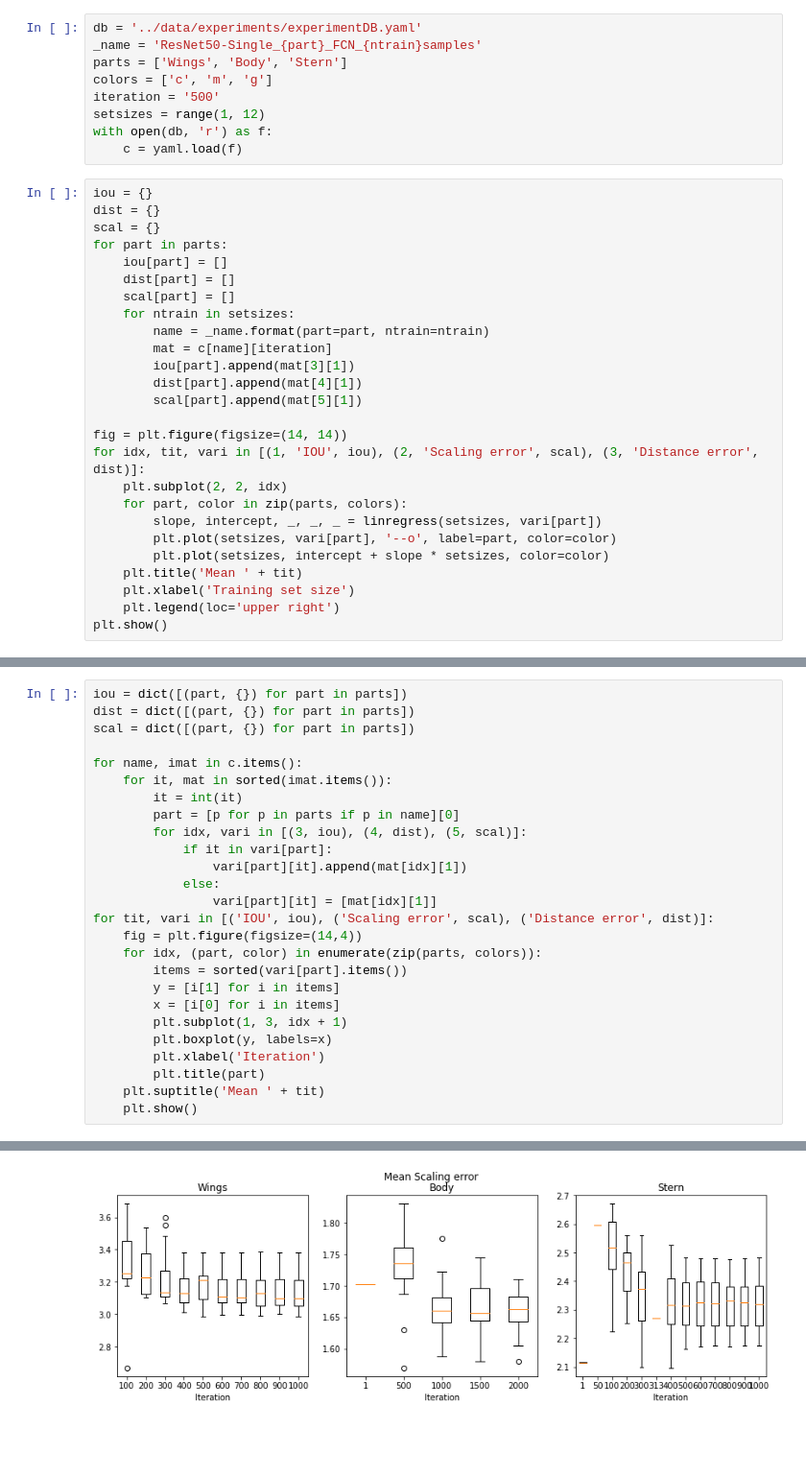
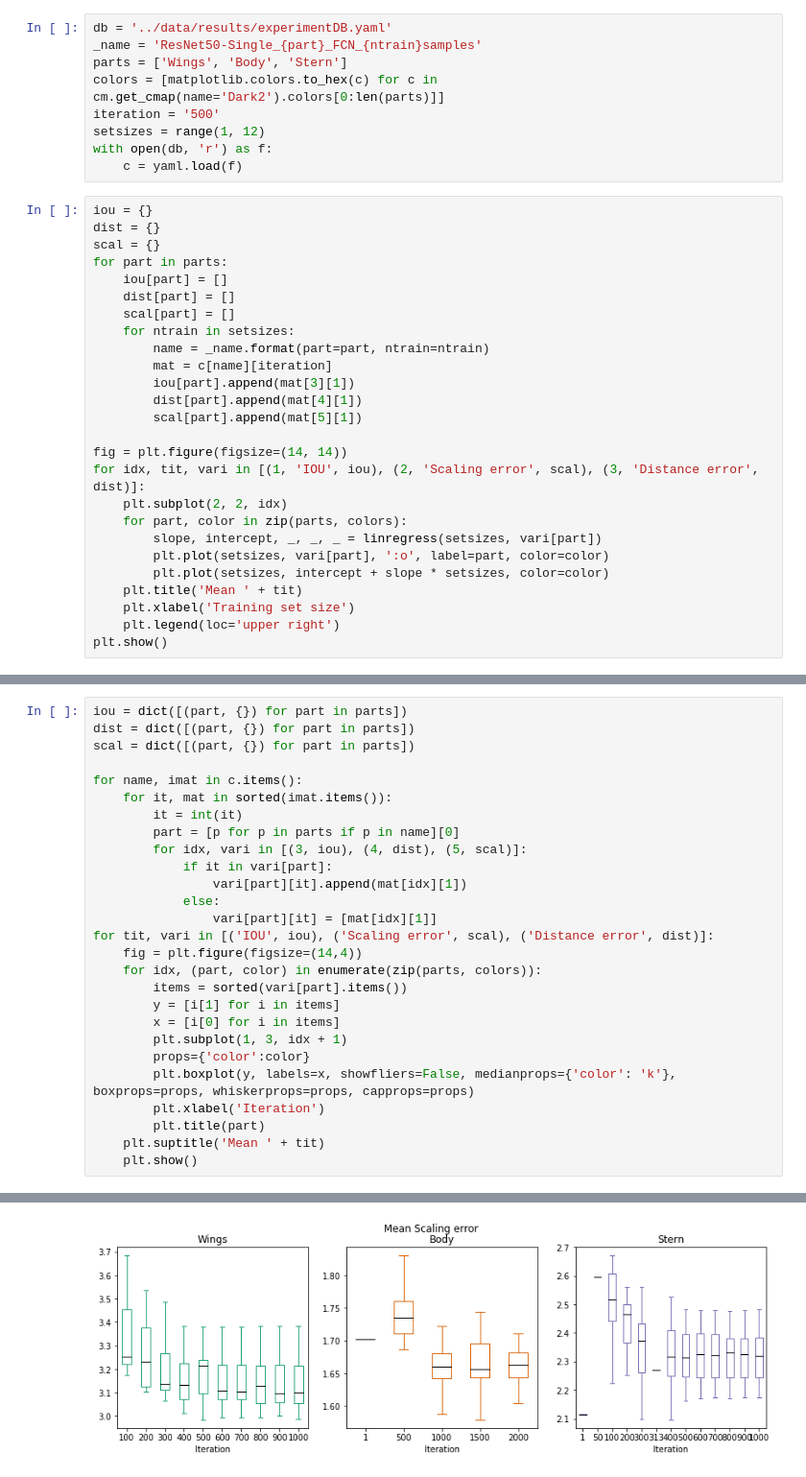
Before and after one commit to morris-frank/bachelor-thesis, a Jupyter notebook: notebooks/Plot the experimentDB.ipynb, the cells around one changed output, grey strips where cells are left out. Shown at 96% size. Cells and saved outputs as stored; diff of their text form; blank space fills up the shorter version.

```diff
--- a/notebooks/Plot the experimentDB.ipynb
+++ b/notebooks/Plot the experimentDB.ipynb
@@ -4,10 +6,10 @@ from matplotlib import pyplot as plt
 from scipy.stats import linregress
 import numpy as np
 # %%
-db = '../data/experiments/experimentDB.yaml'
+db = '../data/results/experimentDB.yaml'
 _name = 'ResNet50-Single_{part}_FCN_{ntrain}samples'
 parts = ['Wings', 'Body', 'Stern']
-colors = ['c', 'm', 'g']
+colors = [matplotlib.colors.to_hex(c) for c in cm.get_cmap(name='Dark2').colors[0:len(parts)]]
 iteration = '500'
 setsizes = range(1, 12)
 with open(db, 'r') as f:
@@ -32,7 +34,7 @@ for idx, tit, vari in [(1, 'IOU', iou), (2, 'Scaling error', scal), (3, 'Distanc
     plt.subplot(2, 2, idx)
     for part, color in zip(parts, colors):
         slope, intercept, _, _, _ = linregress(setsizes, vari[part])
-        plt.plot(setsizes, vari[part], '--o', label=part, color=color)
+        plt.plot(setsizes, vari[part], ':o', label=part, color=color)
         plt.plot(setsizes, intercept + slope * setsizes, color=color)
     plt.title('Mean ' + tit)
     plt.xlabel('Training set size')
@@ -61,7 +63,8 @@ for tit, vari in [('IOU', iou), ('Scaling error', scal), ('Distance error', dist
         y = [i[1] for i in items]
         x = [i[0] for i in items]
         plt.subplot(1, 3, idx + 1)
-        plt.boxplot(y, labels=x)
+        props={'color':color}
+        plt.boxplot(y, labels=x, showfliers=False, medianprops={'color': 'k'}, boxprops=props, whiskerprops=props, capprops=props)
         plt.xlabel('Iteration')
         plt.title(part)
     plt.suptitle('Mean ' + tit)
@@ -71 +74 @@ for tit, vari in [('IOU', iou), ('Scaling error', scal), ('Distance error', dist
-[figure, old version]
+[figure, new version]
```
Also changed, not shown: parts of 3 cells of this notebook, 7 other files.
